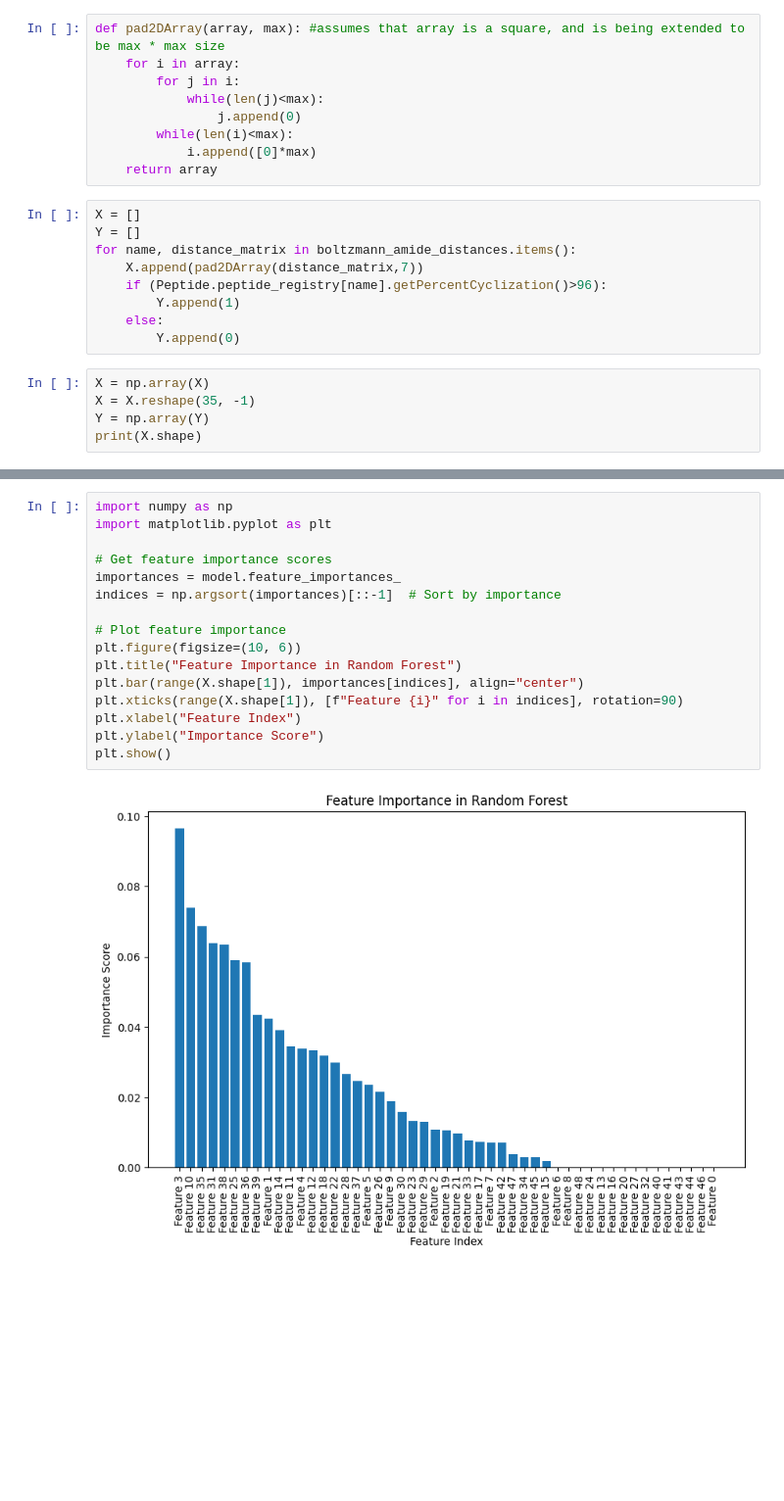
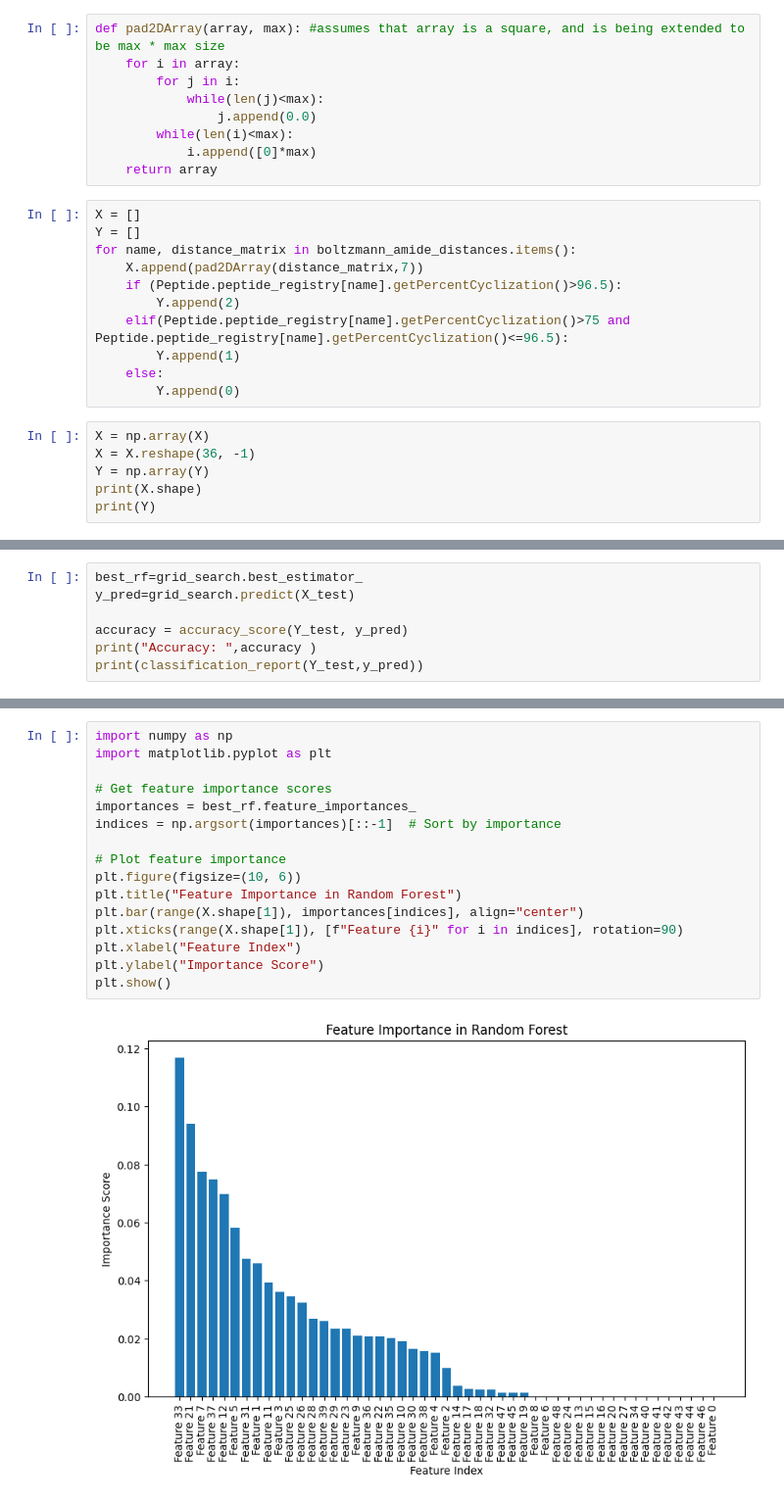
Before and after one commit to zaansaeed/ScriptsForOMO, a Jupyter notebook: main.ipynb, the cells around one changed output, grey strips where cells are left out. Shown at 98% size. Saved outputs shown, nothing was run; the diff lists cells and outputs as text; blank space fills up the shorter version.

```diff
--- a/main.ipynb
+++ b/main.ipynb
@@ -272,7 +302,7 @@ def pad2DArray(array, max): #assumes that array is a square, and is being extend
     for i in array:
         for j in i:
             while(len(j)<max):
-                j.append(0)
+                j.append(0.0)
         while(len(i)<max):
             i.append([0]*max)
     return array
@@ -281,13 +311,16 @@ X = []
 Y = []
 for name, distance_matrix in boltzmann_amide_distances.items():
     X.append(pad2DArray(distance_matrix,7))
-    if (Peptide.peptide_registry[name].getPercentCyclization()>96):
+    if (Peptide.peptide_registry[name].getPercentCyclization()>96.5):
+        Y.append(2)
+    elif(Peptide.peptide_registry[name].getPercentCyclization()>75 and Peptide.peptide_registry[name].getPercentCyclization()<=96.5):
         Y.append(1)
     else:
         Y.append(0)
 # %%
 X = np.array(X)
-X = X.reshape(35, -1)
+X = X.reshape(36, -1)
 Y = np.array(Y)
 print(X.shape)
+print(Y)
 # %% [output]
@@ -344,0 +366,7 @@ Average Accuracy over 100 runs: 0.7858
+# %%
+best_rf=grid_search.best_estimator_
+y_pred=grid_search.predict(X_test)
+
+accuracy = accuracy_score(Y_test, y_pred)
+print("Accuracy: ",accuracy )
+print(classification_report(Y_test,y_pred))
@@ -345,18 +384,18 @@ Average Accuracy over 100 runs: 0.7858
 # %%
 import numpy as np
 import matplotlib.pyplot as plt
 
 # Get feature importance scores
-importances = model.feature_importances_
+importances = best_rf.feature_importances_
 indices = np.argsort(importances)[::-1]  # Sort by importance
 
 # Plot feature importance
 plt.figure(figsize=(10, 6))
 plt.title("Feature Importance in Random Forest")
 plt.bar(range(X.shape[1]), importances[indices], align="center")
 plt.xticks(range(X.shape[1]), [f"Feature {i}" for i in indices], rotation=90)
 plt.xlabel("Feature Index")
 plt.ylabel("Importance Score")
 plt.show()
 # %% [output]
-[figure, old version]
+[figure, new version]
```
Also changed, not shown: parts of 9 cells of this notebook.
